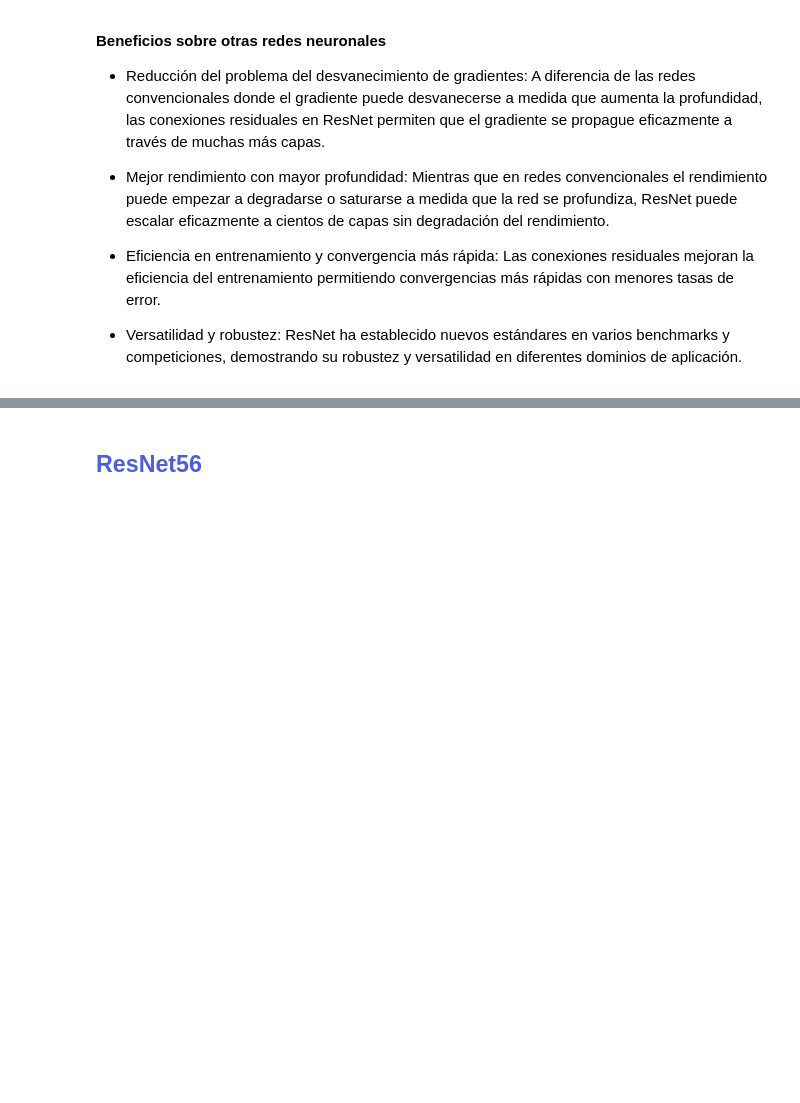
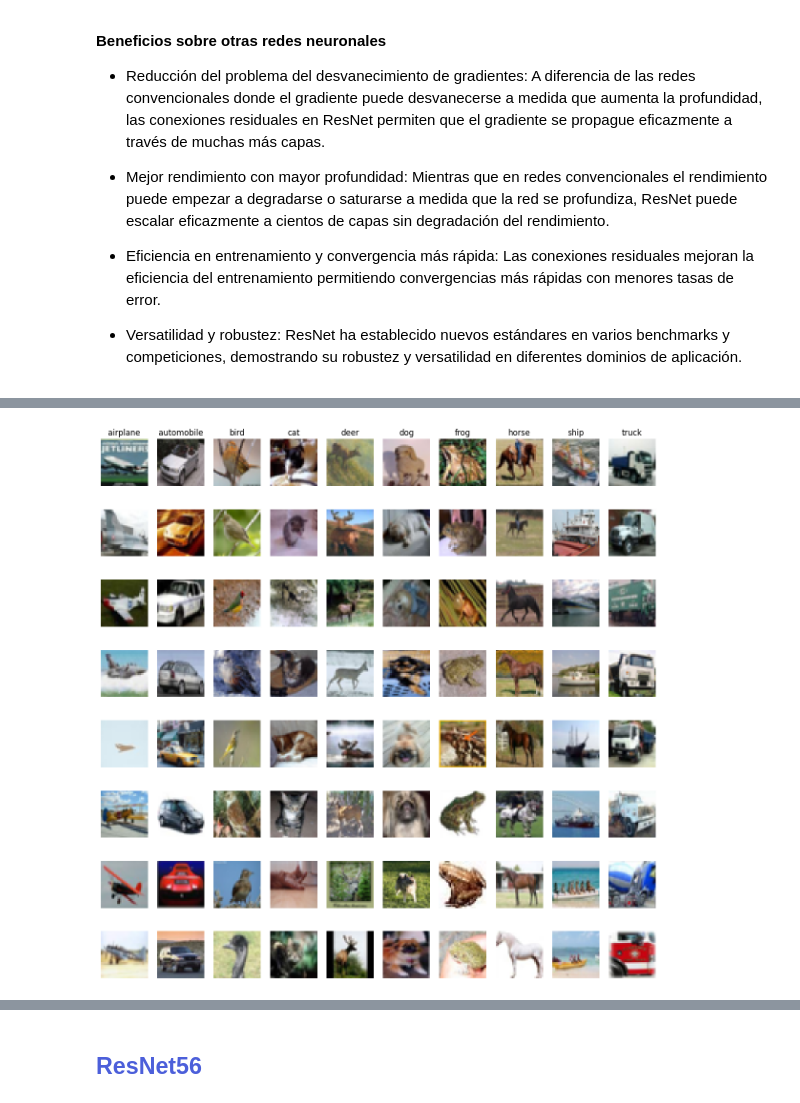
Before and after one commit to ramiro999/pytorch-exploration, a Jupyter notebook: notebooks/ResNet_56_PyTorch.ipynb, the cells around one changed output, grey strips where cells are left out. Drawn from its saved outputs; the diff is of its cells as text; code cells hidden in the pictures; blank space fills up the shorter version.

```diff
--- a/notebooks/ResNet_56_PyTorch.ipynb
+++ b/notebooks/ResNet_56_PyTorch.ipynb
@@ -35,0 +77,3 @@ from torch.utils.data import DataLoader, Dataset, random_split
+# %%
+for i,(x, y) in enumerate(test_loader):
+    print(i, x.shape, y.shape)
@@ -35,0 +91,20 @@ from torch.utils.data import DataLoader, Dataset, random_split
+# %%
+def plot_cifar10_grid():
+    classes = train_loader.dataset.classes
+    total_samples = 8
+    plt.figure(figsize=(15,15))
+    for label, sample in enumerate(classes):
+        class_idxs = np.flatnonzero(label == np.array(train_loader.dataset.targets))
+        sample_idxs = np.random.choice(class_idxs, total_samples, replace = False)
+        for i, idx in enumerate(sample_idxs):
+            plt_idx = i*len(classes) + label + 1
+            plt.subplot(total_samples, len(classes), plt_idx)
+            plt.imshow(train_loader.dataset.data[idx])
+            plt.axis('off')
+
+            if i == 0: plt.title(sample)
+    plt.show()
+
+plot_cifar10_grid()
+# %% [output]
+[figure, added]
```
Also changed, not shown: parts of 17 cells of this notebook.
